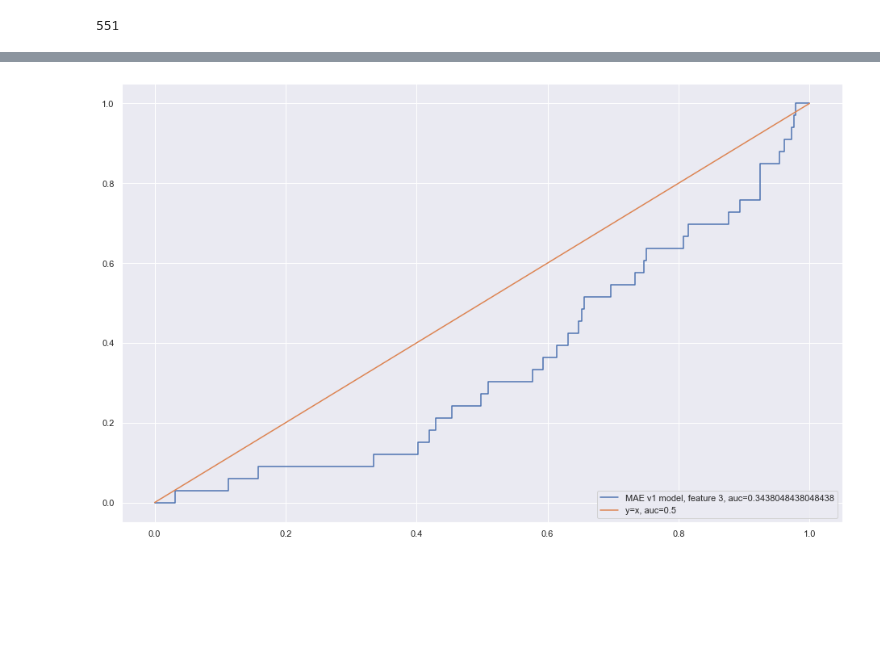
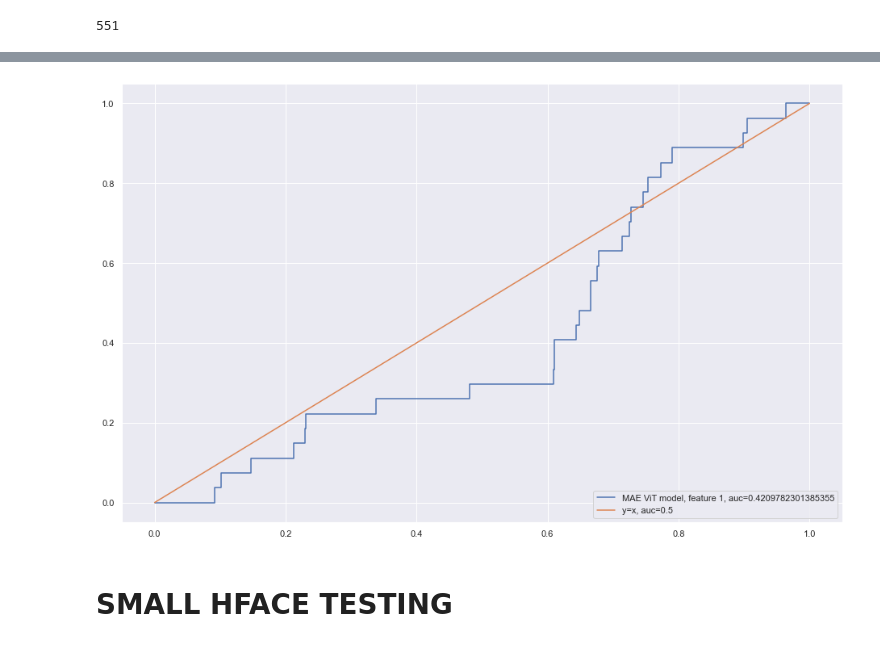
Before and after one commit to rhythmjain/DeepLearningMusicTagging, a Jupyter notebook: data_exploration/Testing FineTuning MAE.ipynb, the cells around one changed output, grey strips where cells are left out. Cells and saved outputs as stored; diff of their text form; code cells hidden in the pictures; blank space fills up the shorter version.

```diff
--- a/data_exploration/Testing FineTuning MAE.ipynb
+++ b/data_exploration/Testing FineTuning MAE.ipynb
@@ -541,3 +388,7 @@ model = v_for_downstream.to(device)
+# %%
+model = v_for_downstream
+# %%
+model = model.to(device)
 # %%
 from tqdm import tqdm
 import torch.optim as optim
@@ -668,21 +546,38 @@ with torch.no_grad():
     zero_correct = 0
     total_values = 0
     only_positives = [0, 0]
-    for batch_idx, data in enumerate(ft_test_dl):
-        inputs, labels = data['input'].to(device), data['labels'].to(device)
-
-        outputs = model(inputs)
-
-        outputs = F.sigmoid(outputs)
-
-        combined_preds.append(outputs)
+#     for batch_idx, data in enumerate(ft_test_dl):
+#     for batch_idx, data in enumerate(ft_random_test_dl):
+#     for batch_idx, data in enumerate(ft_roll_test_dataset):
+#     for batch_idx, data in enumerate(ft_roll_train_dataset):
+    for batch_idx, data in enumerate(ft_train_dl):
+        if 'rolls' not in data or len(data['rolls']) == 0:
+            inputs, labels = data['input'].to(device), data['labels'].to(device)
+            outputs = model(inputs)
+            outputs = torch.sigmoid(outputs[:,:,0])
+        else:
+            all_outputs = []
+            labels = data['labels'].to(device)
+            labels = labels.unsqueeze(0)
+            for inputs in data['rolls']:
+                cur_inputs = inputs.unsqueeze(0).to(device)
+                outputs = model(cur_inputs)
+                outputs = torch.sigmoid(outputs[:,:,0])
+                all_outputs.append(outputs)
+            outputs = torch.cat(all_outputs).mean(dim=0)
+            outputs = outputs.unsqueeze(0)
+#         combined_preds.append(outputs)
         combined_labels.append(labels)
 
         outlabels = torch.zeros_like(outputs)
+#         outlabels = torch.argmax(outputs, dim=-1)
+#         outlabels = torch.outputs
+        combined_preds.append(outputs)
         outlabels[outputs >= 0.5] = 1
         outlabels[outputs < 0.5] = 0
 
         num_correct = torch.sum(outlabels == labels).item()
+
         num = len(labels) * 15
 
         total_correct += num_correct
@@ -771,18 +678,21 @@ import matplotlib.pyplot as plt
 # %%
 from vit_pytorch.learnable_memory_vit import ViT, Adapter
 # %%
+index = 1
 plt.figure(figsize=(16, 10))
-preds = all_preds[:,3].cpu()
-targs = all_labels[:,3].cpu()
+preds = all_preds[:,index].cpu()
+targs = all_labels[:,index].cpu()
 fpr, tpr, _ = metrics.roc_curve(targs, preds)
 auc = metrics.roc_auc_score(targs, preds)
-plt.plot(fpr,tpr,label="MAE v1 model, feature 3, auc="+str(auc))
+plt.plot(fpr,tpr,label=f"MAE ViT model, feature {index}, auc="+str(auc))
 
 fpr, tpr, _ = metrics.roc_curve(targs, np.zeros_like(targs))
 auc = metrics.roc_auc_score(targs, np.zeros_like(targs))
 plt.plot(fpr,tpr,label="y=x, auc="+str(auc))
 
 plt.legend(loc=4)
 plt.show()
 # %% [output]
-[figure, old version]
+[figure, new version]
+# %% [markdown]
+# SMALL HFACE TESTING
```
Also changed, not shown: parts of 143 cells of this notebook, 6 other files.
